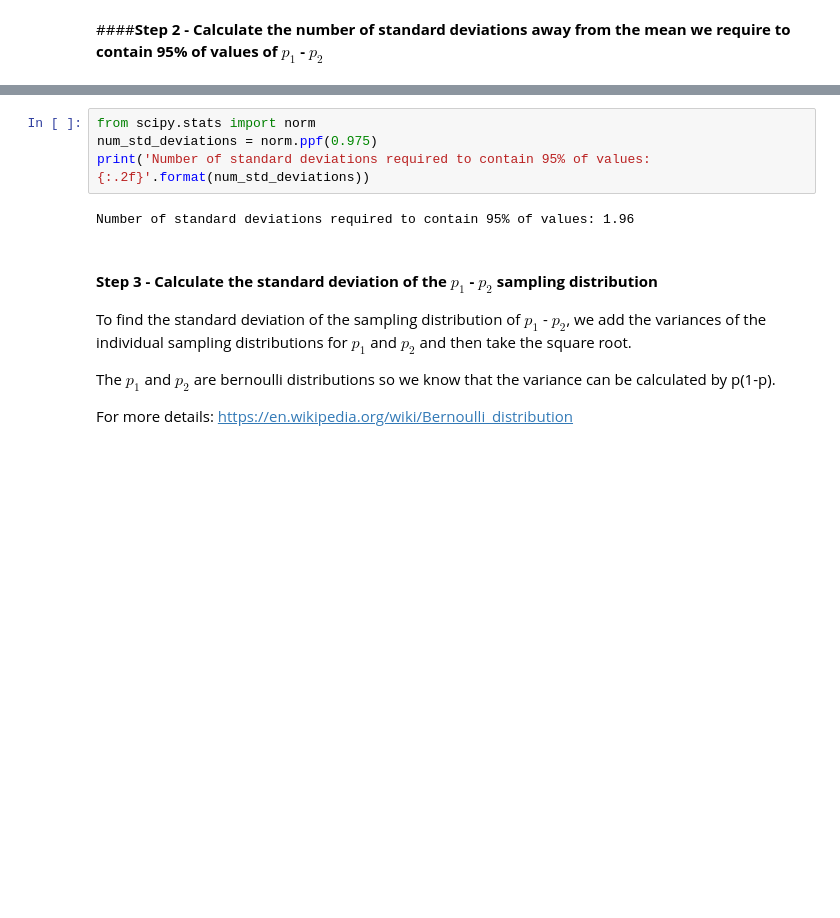
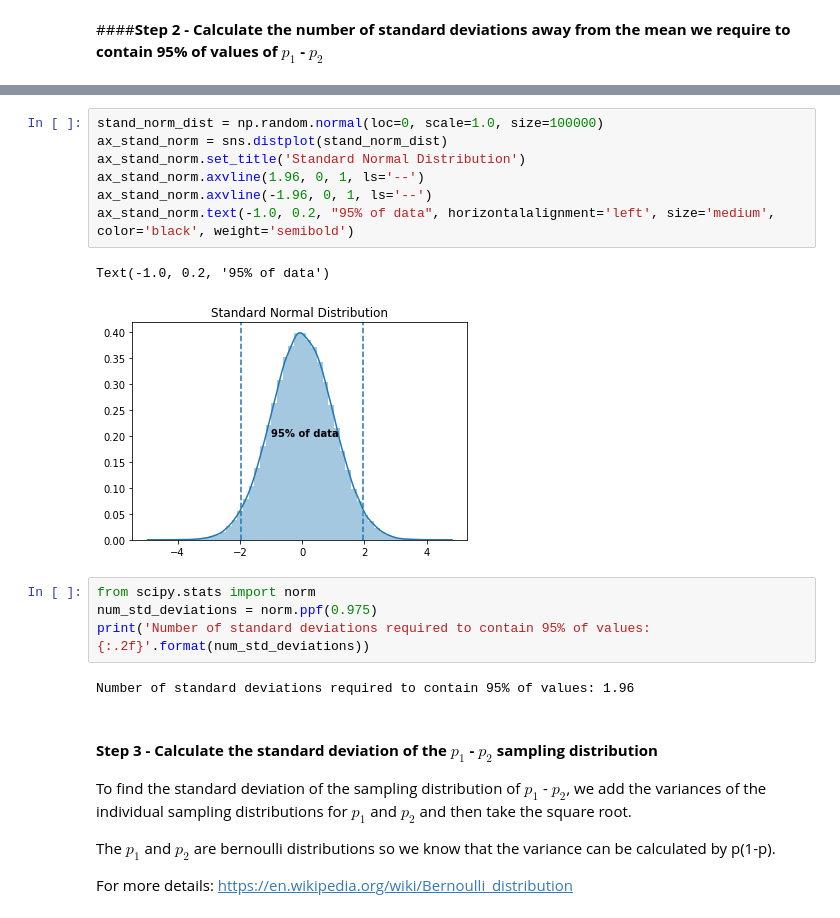
Before and after one commit to rosslogan702/hypothesis_testing_notes, a Jupyter notebook: 2_sample_z_test_proportion.ipynb, the cells around one changed output, grey strips where cells are left out. Saved outputs shown, nothing was run; the diff lists cells and outputs as text; blank space fills up the shorter version.

```diff
--- a/2_sample_z_test_proportion.ipynb
+++ b/2_sample_z_test_proportion.ipynb
@@ -181,3 +215,13 @@ This can also be calculated using the following python library.
+# %%
+stand_norm_dist = np.random.normal(loc=0, scale=1.0, size=100000)
+ax_stand_norm = sns.distplot(stand_norm_dist)
+ax_stand_norm.set_title('Standard Normal Distribution')
+ax_stand_norm.axvline(1.96, 0, 1, ls='--')
+ax_stand_norm.axvline(-1.96, 0, 1, ls='--')
+ax_stand_norm.text(-1.0, 0.2, "95% of data", horizontalalignment='left', size='medium', color='black', weight='semibold')
+# %% [output]
+Text(-1.0, 0.2, '95% of data')
+[figure, added]
 # %%
 from scipy.stats import norm
 num_std_deviations = norm.ppf(0.975)
```
Also changed, not shown: parts of 13 cells of this notebook.
